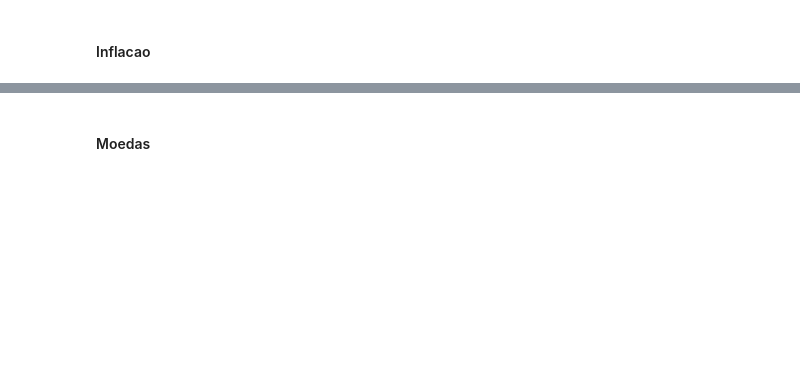
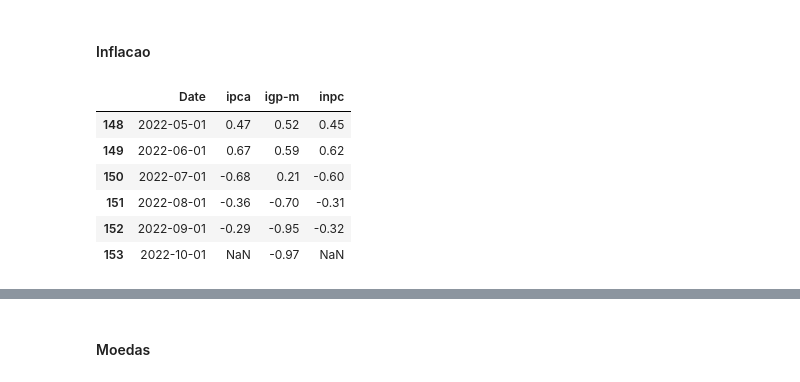
Before and after one commit to tharikf/WebApp_Cenario_Macroeconomico_Brasileiro, a Jupyter notebook: bacen.ipynb, the cells around one changed output, grey strips where cells are left out. Saved outputs shown, nothing was run; the diff lists cells and outputs as text; code cells hidden in the pictures; blank space fills up the shorter version.

```diff
--- a/bacen.ipynb
+++ b/bacen.ipynb
@@ -30,0 +58,10 @@ inflacao = sgs.get({'ipca' : 433, 'igp-m' : 189}, start = '2010-01-01')
+# %%
+inflacao.tail(6)
+# %% [output]
+|  | Date | ipca | igp-m | inpc |
+| 148 | 2022-05-01 | 0.47 | 0.52 | 0.45 |
+| 149 | 2022-06-01 | 0.67 | 0.59 | 0.62 |
+| 150 | 2022-07-01 | -0.68 | 0.21 | -0.60 |
+| 151 | 2022-08-01 | -0.36 | -0.70 | -0.31 |
+| 152 | 2022-09-01 | -0.29 | -0.95 | -0.32 |
+| 153 | 2022-10-01 | NaN | -0.97 | NaN |
```
Also changed, not shown: parts of 29 cells of this notebook, 1 other file.
